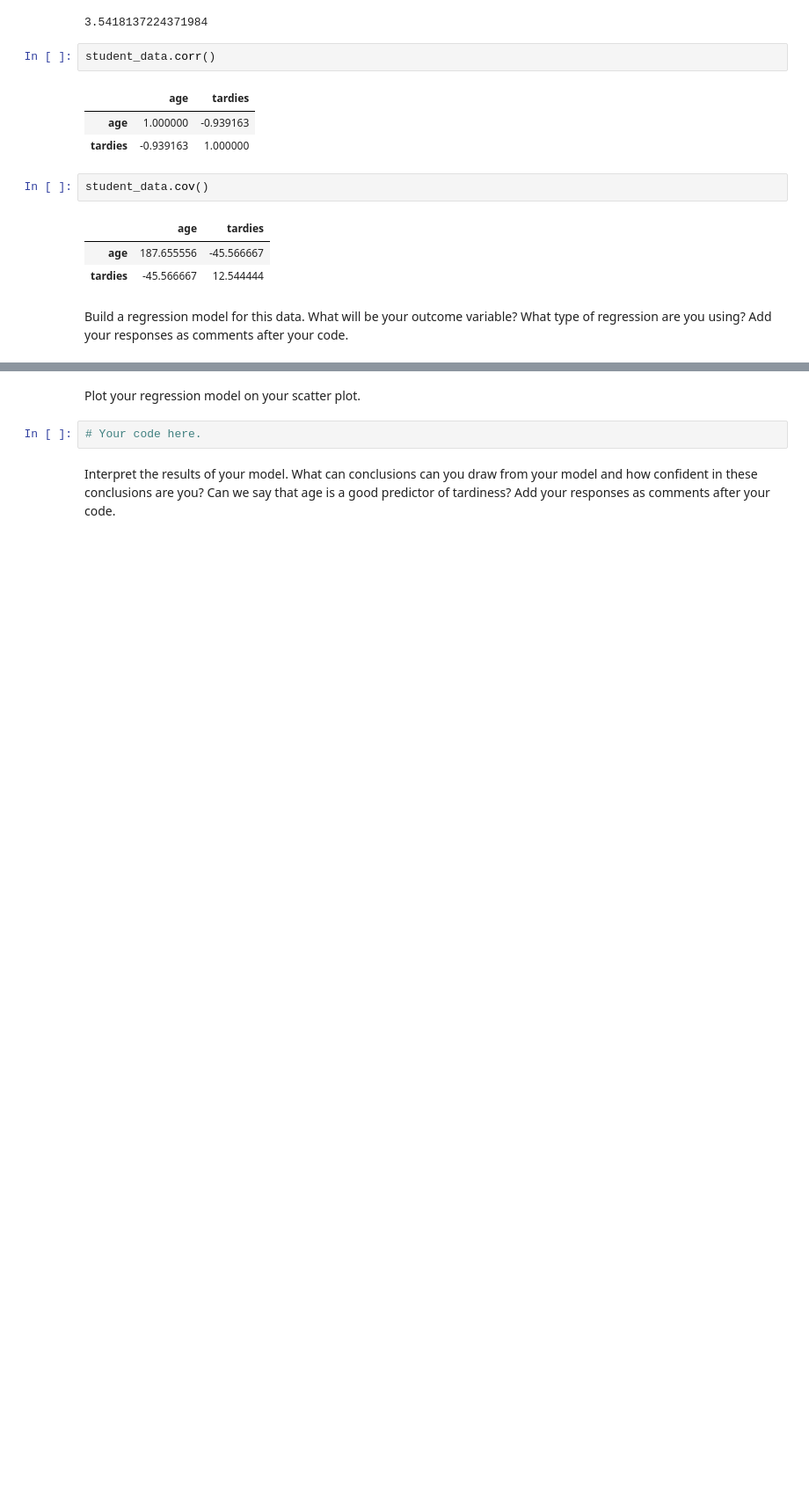
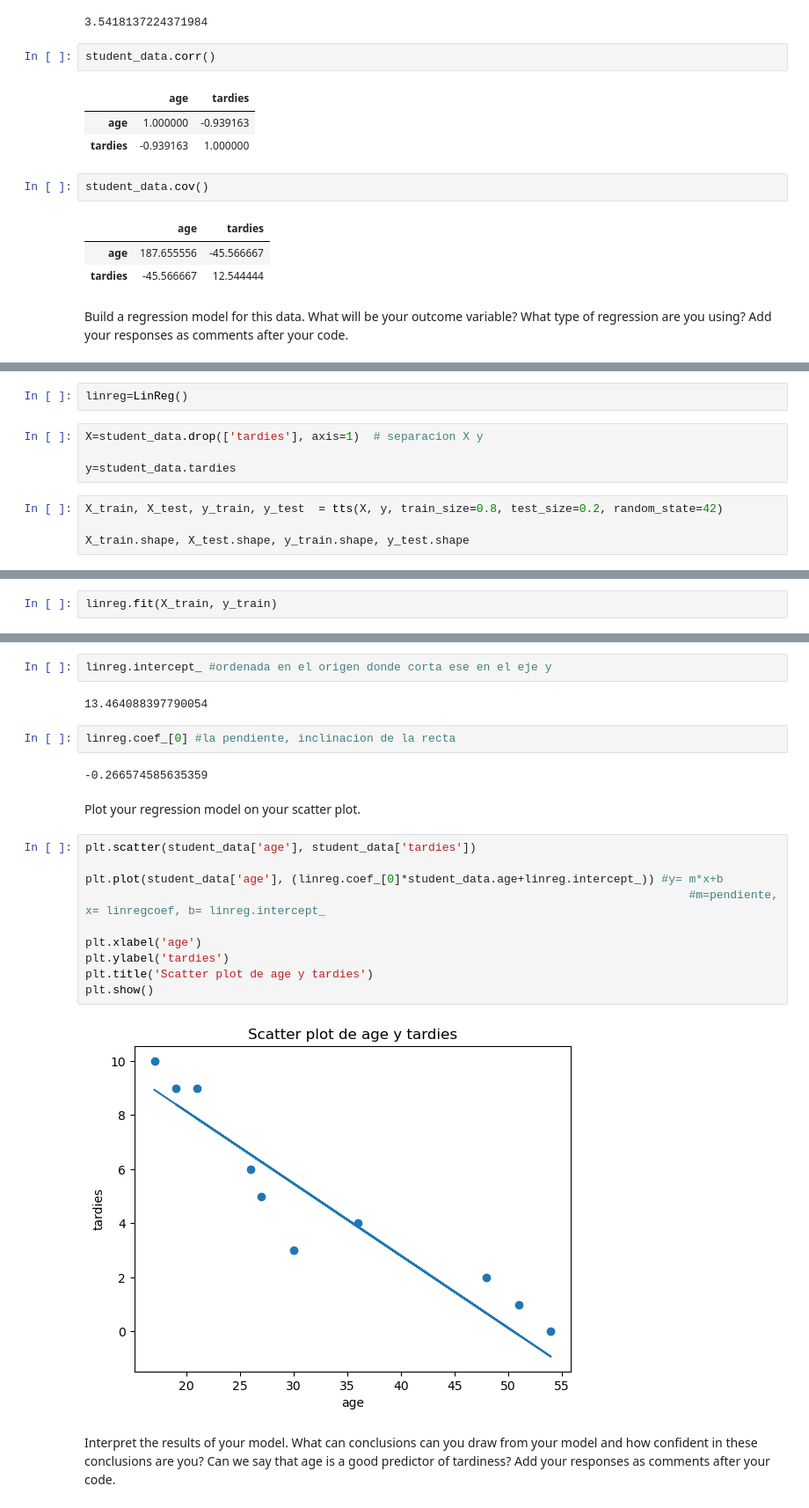
Before and after one commit to Ironhack-Data-Madrid-Abril-2023/7.3-lab_regression_analysis, a Jupyter notebook: your-code.ipynb, the cells around one changed output, grey strips where cells are left out. Shown: that part at 88% size. Drawn from its saved outputs; the diff is of its cells as text; blank space fills up the shorter version.

```diff
--- a/your-code.ipynb
+++ b/your-code.ipynb
@@ -86,0 +88,10 @@ Build a regression model for this data. What will be your outcome variable? What
+# %%
+linreg=LinReg()
+# %%
+X=student_data.drop(['tardies'], axis=1)  # separacion X y
+
+y=student_data.tardies
+# %%
+X_train, X_test, y_train, y_test  = tts(X, y, train_size=0.8, test_size=0.2, random_state=42)
+
+X_train.shape, X_test.shape, y_train.shape, y_test.shape
@@ -86,0 +100,2 @@ Build a regression model for this data. What will be your outcome variable? What
+# %%
+linreg.fit(X_train, y_train)
@@ -87,6 +108,24 @@ Build a regression model for this data. What will be your outcome variable? What
+# %%
+linreg.intercept_ #ordenada en el origen donde corta ese en el eje y
+# %% [output]
+13.464088397790054
+# %%
+linreg.coef_[0] #la pendiente, inclinacion de la recta
+# %% [output]
+-0.266574585635359
 # %% [markdown]
 Plot your regression model on your scatter plot.
-# %%
-# Your code here.
+# %%
+plt.scatter(student_data['age'], student_data['tardies'])
+
+plt.plot(student_data['age'], (linreg.coef_[0]*student_data.age+linreg.intercept_)) #y= m*x+b
+                                                                                        #m=pendiente, x= linregcoef, b= linreg.intercept_
+
+plt.xlabel('age')
+plt.ylabel('tardies')
+plt.title('Scatter plot de age y tardies')
+plt.show()
+# %% [output]
+[figure, added]
 # %% [markdown]
 Interpret the results of your model. What can conclusions can you draw from your model and how confident in these conclusions are you? Can we say that age is a good predictor of tardiness? Add your responses as comments after your code.
```
Also changed, not shown: parts of 34 cells of this notebook.
